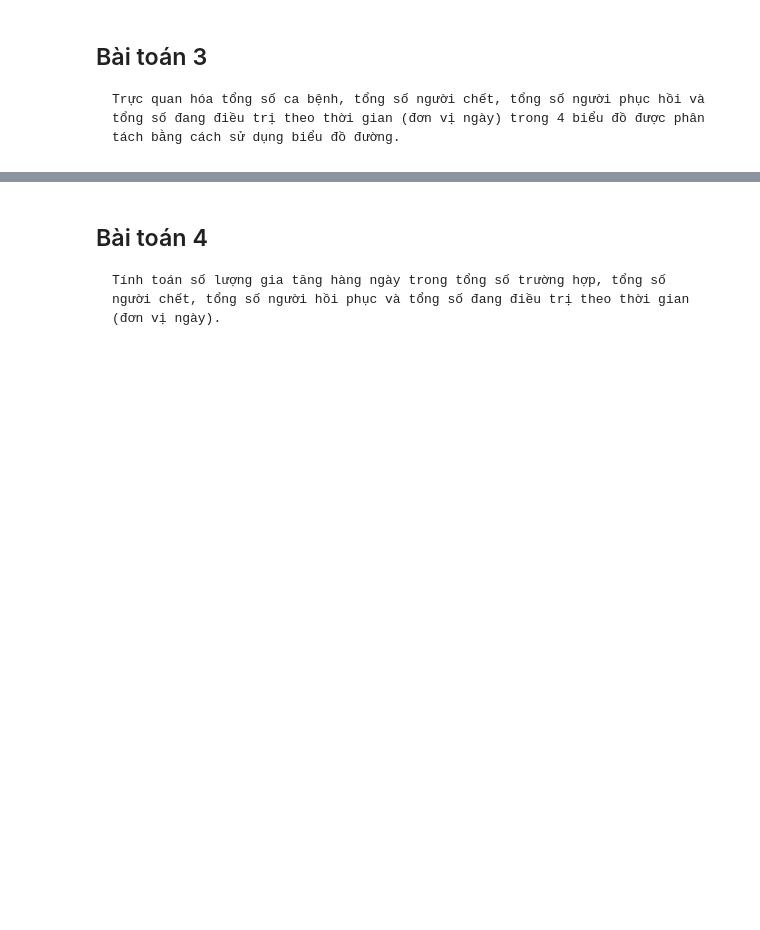
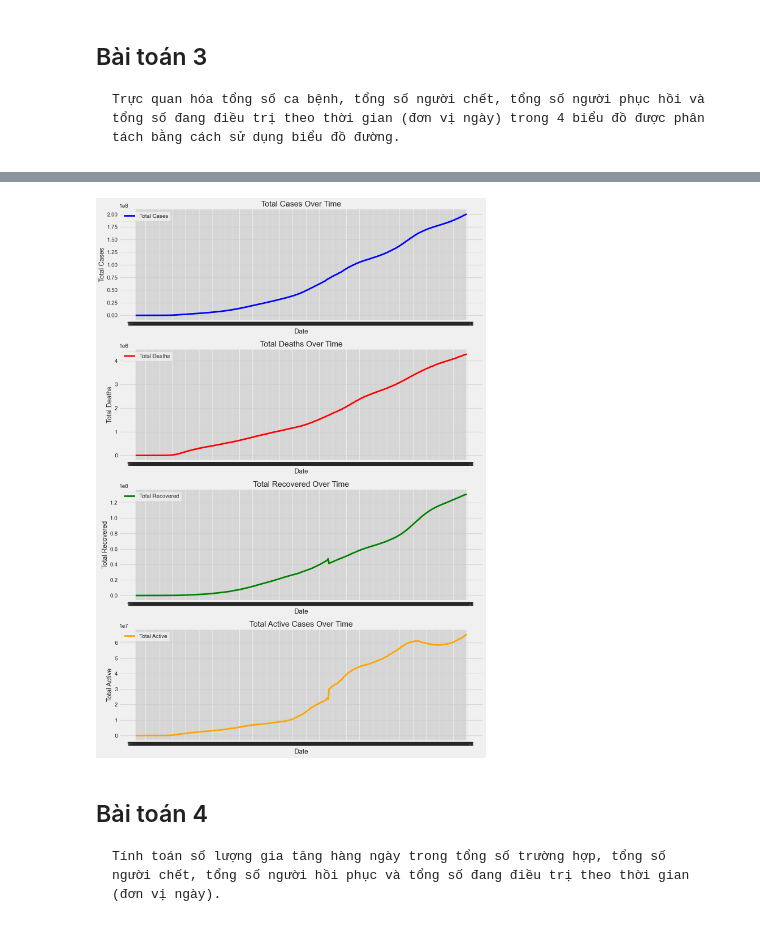
Before and after one commit to khoapdaio/aio-data-science, a Jupyter notebook: dsmmc_day17_khoapd/Final Project #1_ Phân tích dữ liệu Covid-19/Final Project - Phân tích dữ liệu Covid-19.ipynb, the cells around one changed output, grey strips where cells are left out. Cells and saved outputs as stored; diff of their text form; code cells hidden in the pictures; blank space fills up the shorter version.

```diff
--- a/dsmmc_day17_khoapd/Final Project #1_ Phân tích dữ liệu Covid-19/Final Project - Phân tích dữ liệu Covid-19.ipynb
+++ b/dsmmc_day17_khoapd/Final Project #1_ Phân tích dữ liệu Covid-19/Final Project - Phân tích dữ liệu Covid-19.ipynb
@@ -203,3 +234,44 @@ Text(0.5, 0, 'Days since 1/22/2020')
+# %%
+# Tạo figure và các subplots
+fig, axes = plt.subplots(4, 1, figsize = (14, 20))
+
+# Biểu đồ cho tổng số ca bệnh
+axes[0].plot(adjusted_dates, total_cases_list, label = 'Total Cases', color = 'blue')
+axes[0].set_xlabel('Date')
+axes[0].set_ylabel('Total Cases')
+axes[0].set_title('Total Cases Over Time')
+axes[0].legend()
+axes[0].grid(True)
+
+# Biểu đồ cho tổng số người chết
+axes[1].plot(adjusted_dates, total_deaths_list, label = 'Total Deaths', color = 'red')
+axes[1].set_xlabel('Date')
+axes[1].set_ylabel('Total Deaths')
+axes[1].set_title('Total Deaths Over Time')
+axes[1].legend()
+axes[1].grid(True)
+
+# Biểu đồ cho tổng số người phục hồi
+axes[2].plot(adjusted_dates, total_recovered_list, label = 'Total Recovered', color = 'green')
+axes[2].set_xlabel('Date')
+axes[2].set_ylabel('Total Recovered')
+axes[2].set_title('Total Recovered Over Time')
+axes[2].legend()
+axes[2].grid(True)
+
+# Biểu đồ cho tổng số người đang điều trị
+axes[3].plot(adjusted_dates, total_active_list, label = 'Total Active', color = 'orange')
+axes[3].set_xlabel('Date')
+axes[3].set_ylabel('Total Active')
+axes[3].set_title('Total Active Cases Over Time')
+axes[3].legend()
+axes[3].grid(True)
+
+# Hiển thị biểu đồ
+plt.tight_layout()
+plt.show()
+# %% [output]
+[figure, added]
 # %% [markdown]
 ## Bài toán 4
     Tính toán số lượng gia tăng hàng ngày trong tổng số trường hợp, tổng số người chết, tổng số người hồi phục và tổng số đang điều trị theo thời gian (đơn vị ngày).
```
Also changed, not shown: parts of 34 cells of this notebook.
